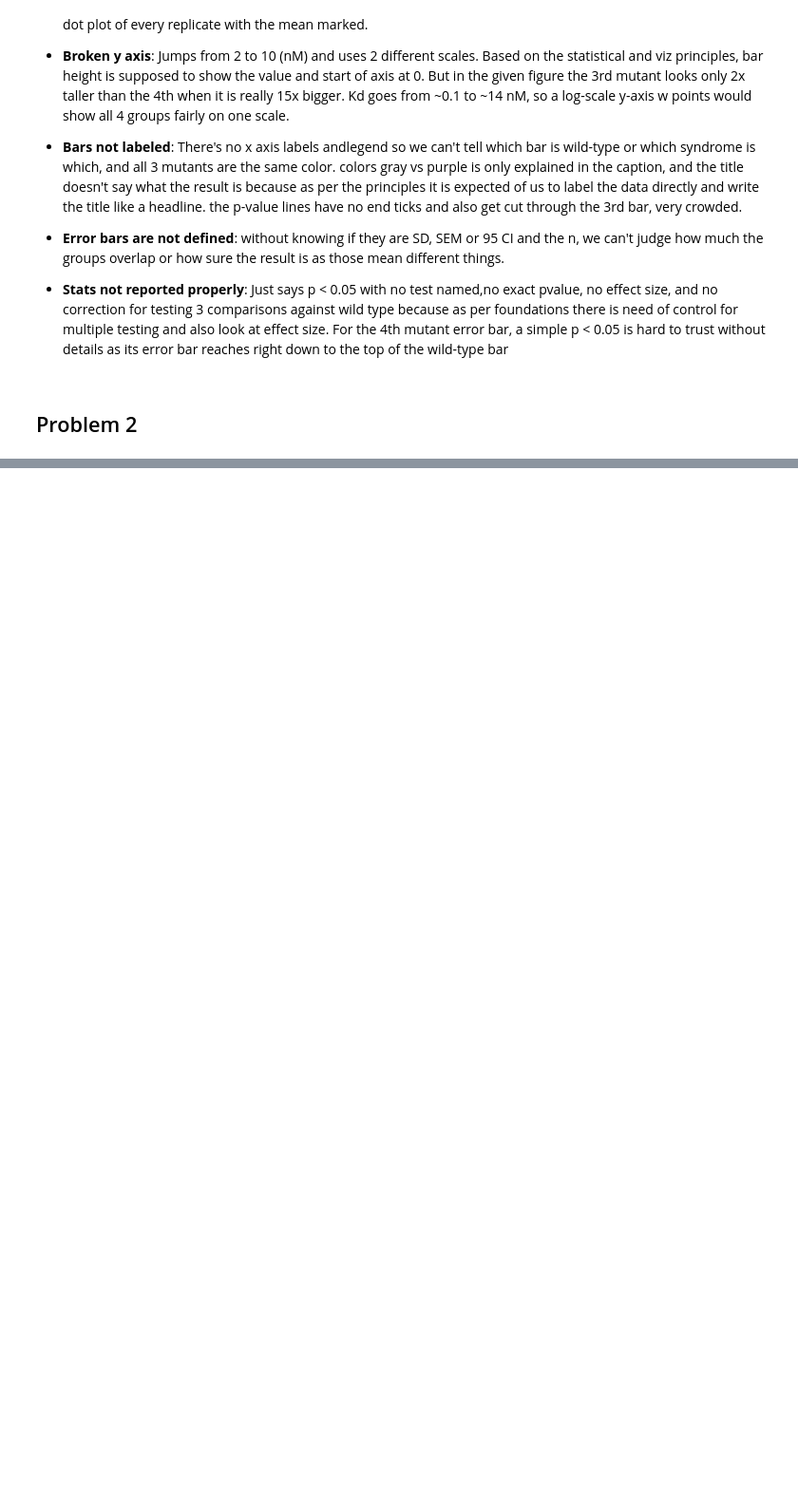
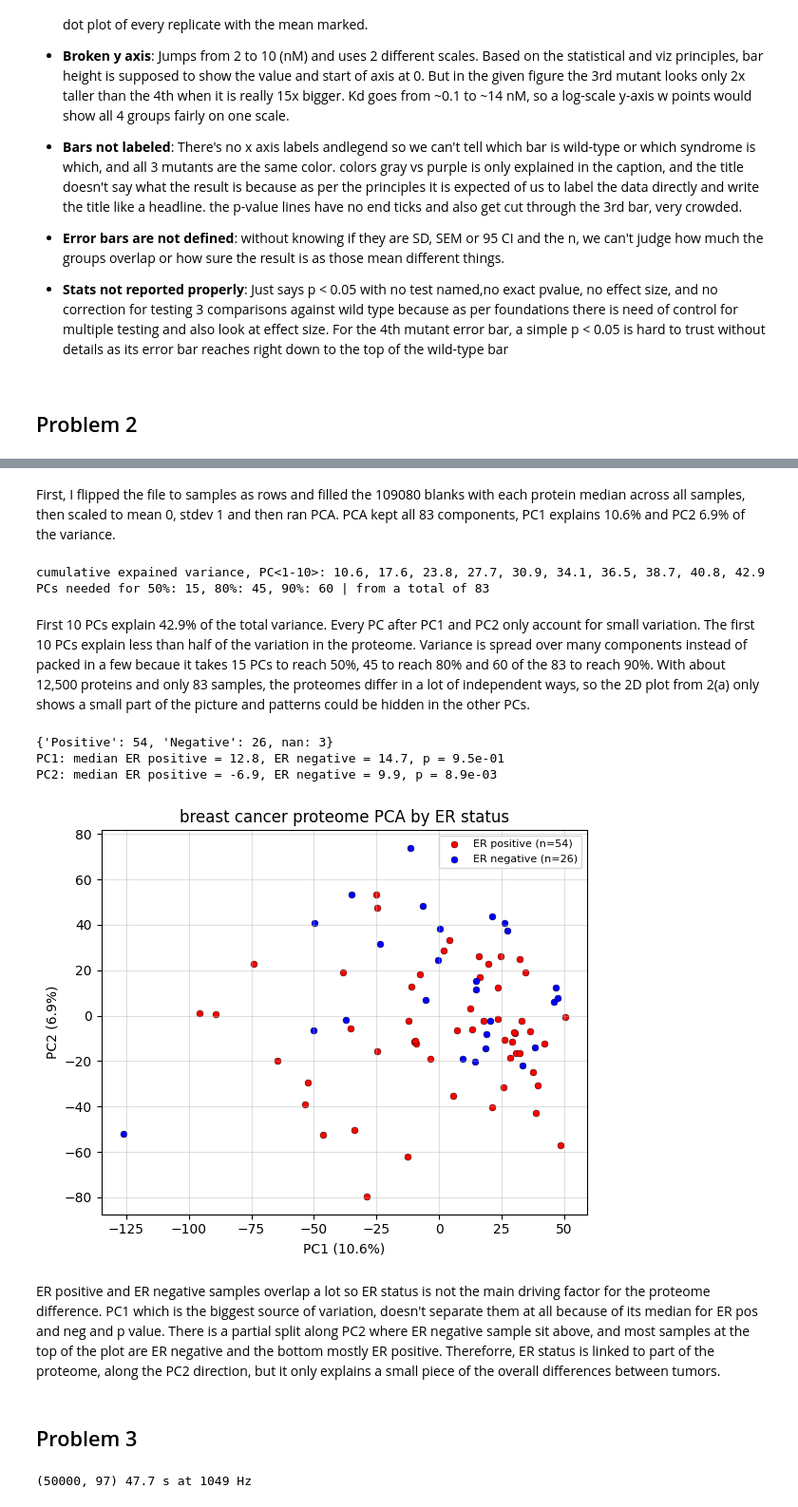
Before and after one commit to g019-expert/BMEN5801_PS4, a Jupyter notebook: BMEN5801_PS4_Karthik.ipynb, the cells around one changed output, grey strips where cells are left out. Shown at 95% size. Saved outputs shown, nothing was run; the diff lists cells and outputs as text; code cells hidden in the pictures; blank space fills up the shorter version.

```diff
--- a/BMEN5801_PS4_Karthik.ipynb
+++ b/BMEN5801_PS4_Karthik.ipynb
@@ -16,0 +78,56 @@
+# %% [markdown]
+First, I flipped the file to samples as rows and  filled the 109080 blanks with each protein median across all samples, then scaled to mean 0, stdev 1 and then ran PCA. PCA kept all 83 components, PC1 explains 10.6% and PC2 6.9% of the variance.
+# %%
+# 2(b)
+# cumulative explained variance accounted for first 10 pc's
+cum = np.cumsum(ev)
+print('cumulative expained variance, PC<1-10>:', ', '.join(f'{100*c:.1f}' for c in cum[:10]))
+print(f'PCs needed for 50%: {np.argmax(cum >= 0.5) + 1}, 80%: {np.argmax(cum >= 0.8) + 1}, 90%: {np.argmax(cum >= 0.9) + 1} | from a total of {len(ev)}')
+# %% [output]
+cumulative expained variance, PC<1-10>: 10.6, 17.6, 23.8, 27.7, 30.9, 34.1, 36.5, 38.7, 40.8, 42.9
+PCs needed for 50%: 15, 80%: 45, 90%: 60 | from a total of 83
+# %% [markdown]
+First 10 PCs explain 42.9% of the total variance. Every PC after PC1 and PC2  only account for small variation. The first 10 PCs explain less than half of the variation in the proteome. Variance is spread over many components instead of packed in a few becaue it takes 15 PCs to reach 50%, 45 to reach 80% and 60 of the 83 to reach 90%. With about 12,500 proteins and only 83 samples, the proteomes differ in a lot of independent ways, so the 2D plot from 2(a) only shows a small part of the picture and patterns could be hidden in the other PCs.
+# %%
+# 2(c)
+# AO-A12D.01TCGA to clinical TCGA-AO-A12D then ER status
+from scipy import stats
+
+clinical = pd.read_csv(f'{DATA}/breastcancerclinical.csv')
+ids = 'TCGA-' + X.index.str.replace(r'\.\d+TCGA$', '', regex=True)
+er = pd.Series(ids, index=X.index).map(clinical.set_index('Sample')['ER Status'])
+print(er.value_counts(dropna=False).to_dict())   # no clinical record for 3 CPTAC samples
+
+# ER status vs the samples along PC1 or PC2 relation (mann whitney, refereced stat foundtions lecture)
+pos, neg = (er == 'Positive').values, (er == 'Negative').values
+for i in range(2):
+    p = stats.mannwhitneyu(pcs[pos, i], pcs[neg, i]).pvalue
+    print(f'PC{i+1}: median ER positive = {np.median(pcs[pos, i]):.1f}, ER negative = {np.median(pcs[neg, i]):.1f}, p = {p:.1e}')
+
+fig, ax = plt.subplots(figsize=(6, 5))
+for mask, col, lbl in [(pos, 'red', 'ER positive'), (neg, 'blue', 'ER negative')]:
+    ax.scatter(pcs[mask, 0], pcs[mask, 1], s=25, c=col, edgecolor='k', lw=0.3, label=f'{lbl} (n={mask.sum()})')
+ax.set_xlabel(f'PC1 ({100*ev[0]:.1f}%)')
+ax.set_ylabel(f'PC2 ({100*ev[1]:.1f}%)')
+ax.set_title('breast cancer proteome PCA by ER status')
+ax.grid(True, alpha=0.4)
+ax.legend(fontsize=8)
+fig.tight_layout()
+fig.savefig(f'{RESULTS}/p2c_pca_er.png', dpi=200, bbox_inches='tight')
+plt.show()
+# %% [output]
+{'Positive': 54, 'Negative': 26, nan: 3}
+PC1: median ER positive = 12.8, ER negative = 14.7, p = 9.5e-01
+PC2: median ER positive = -6.9, ER negative = 9.9, p = 8.9e-03
+[figure, added]
+# %% [markdown]
+ER positive and ER negative samples overlap a lot so ER status is not the main  driving factor for the proteome difference. PC1 which is the biggest source of variation, doesn't separate them at all because of its median for ER pos and neg and p value. There is a partial split along PC2 where ER negative sample sit above, and most samples at the top of the plot are ER negative and the bottom mostly ER positive. Thereforre, ER status is linked to part of the proteome, along the PC2 direction, but it only explains a small piece of the overall differences between tumors.
+# %% [markdown]
+## Problem 3
+# %%
+eeg = pd.read_pickle(f'{DATA}/eegdata.pkl')
+t = eeg['Time'].values
+electrodes = eeg.drop(columns='Time')
+print(electrodes.shape, f'{t[-1]:.1f} s at {1/np.median(np.diff(t)):.0f} Hz')
+# %% [output]
+(50000, 97) 47.7 s at 1049 Hz
```
Also changed, not shown: parts of 21 cells of this notebook.
